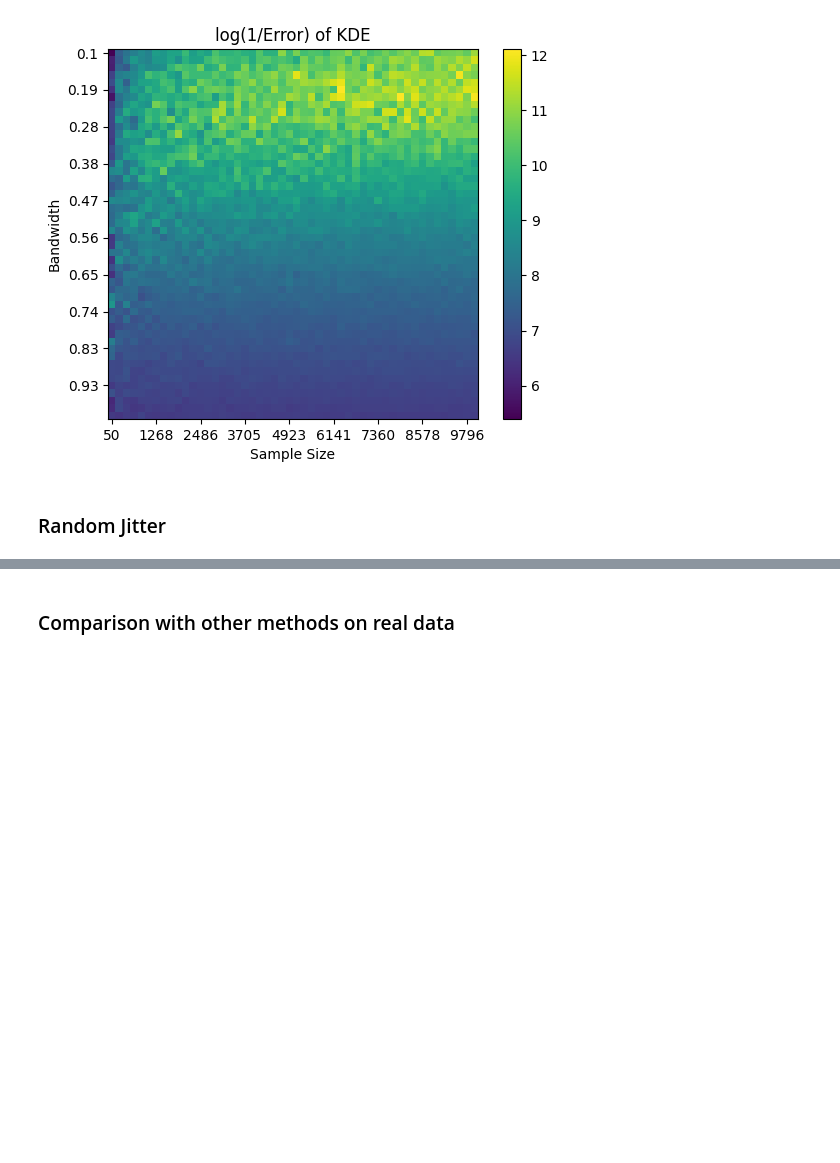
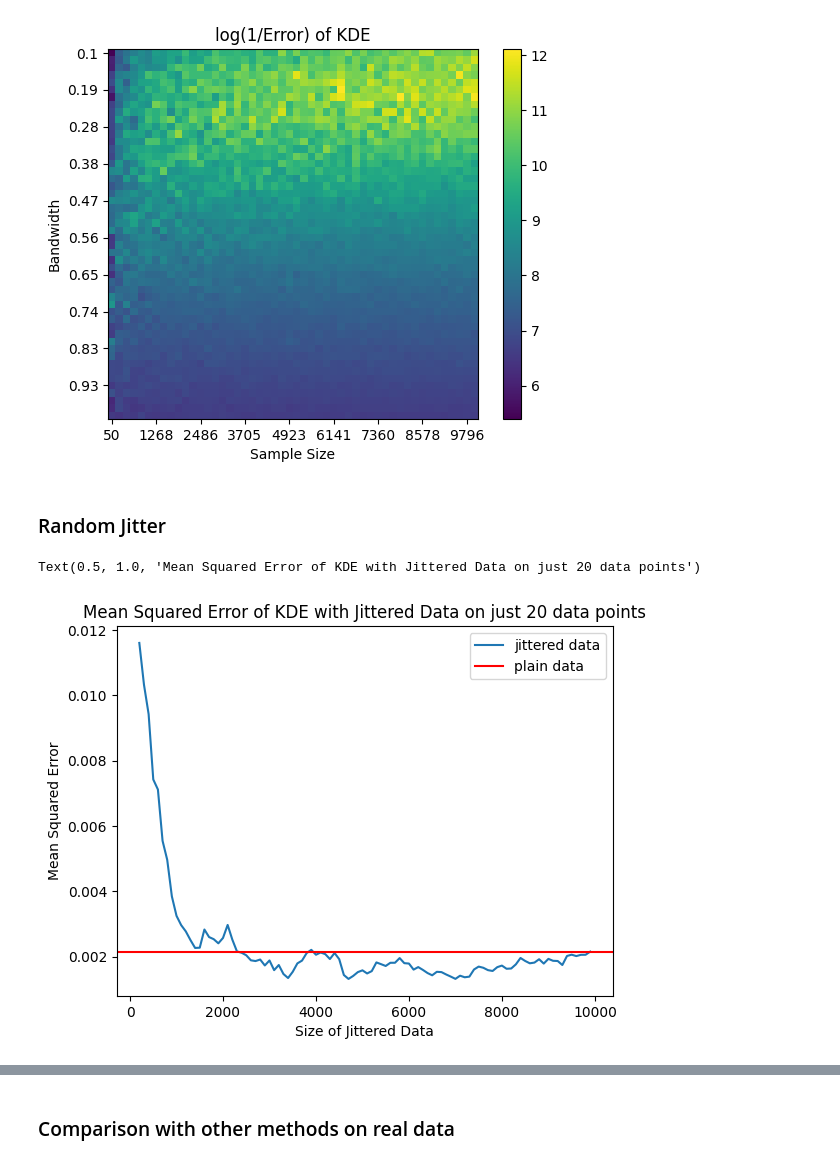
Before and after one commit to nizwant/adv_ml_labs, a Jupyter notebook: 08AAA_density.ipynb, the cells around one changed output, grey strips where cells are left out. Saved outputs shown, nothing was run; the diff lists cells and outputs as text; code cells hidden in the pictures; blank space fills up the shorter version.

```diff
--- a/08AAA_density.ipynb
+++ b/08AAA_density.ipynb
@@ -487,3 +486,14 @@ for i in range(100):
             ** 2
         )
     )
+# %%
+# make a line plot of jittered data mse and baseline data mse
+plt.plot(range(200, 10000, 100), jittered_data_mse, label="jittered data")
+plt.axhline(plain_data_mse, color="red", label="plain data")
+plt.xlabel("Size of Jittered Data")
+plt.ylabel("Mean Squared Error")
+plt.legend()
+plt.title("Mean Squared Error of KDE with Jittered Data on just 20 data points")
+# %% [output]
+Text(0.5, 1.0, 'Mean Squared Error of KDE with Jittered Data on just 20 data points')
+[figure, added]
```
Also changed, not shown: parts of 5 cells of this notebook.
